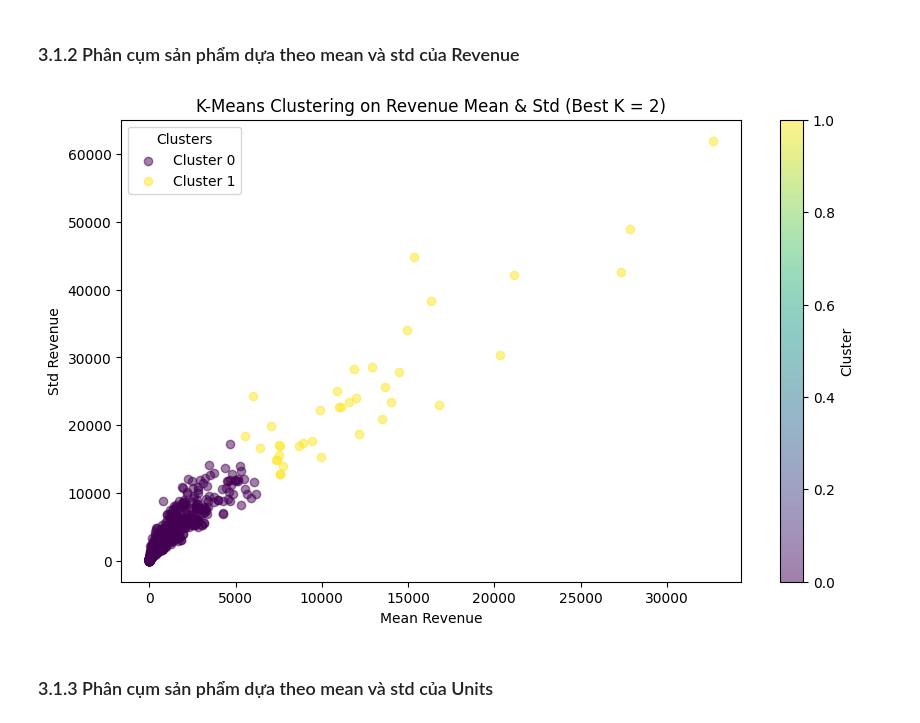
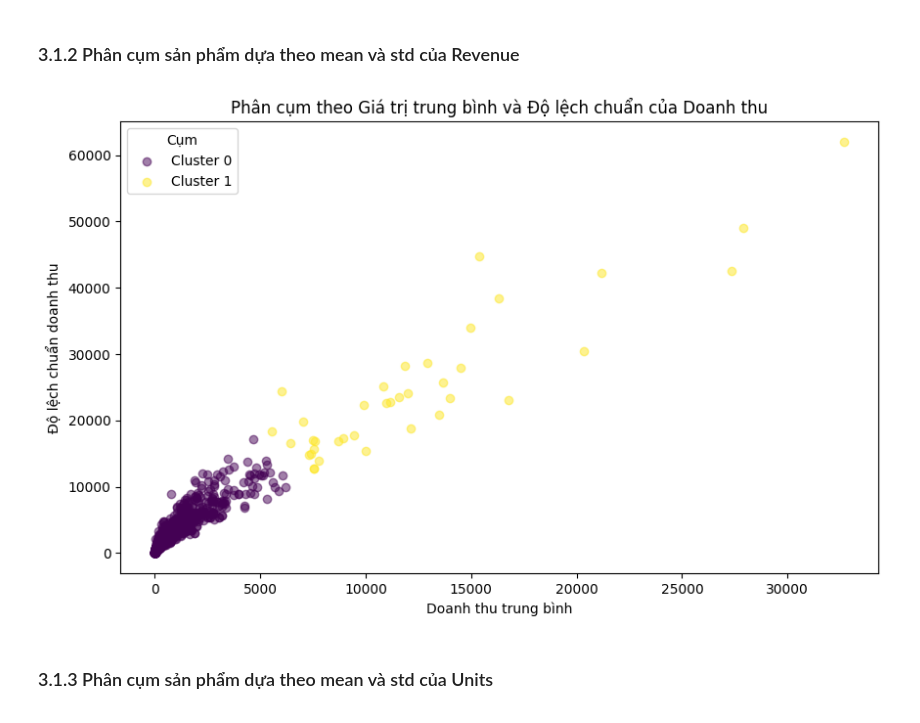
Before and after one commit to HaiAu2501/Try-Some-Models, a Jupyter notebook: tasks/3.ipynb, the cells around one changed output. Cells and saved outputs as stored; diff of their text form; code cells hidden in the pictures.

Commit message:
Update Clustering&Pareto

```diff
--- a/tasks/3.ipynb
+++ b/tasks/3.ipynb
@@ -456,19 +459,23 @@ from sklearn.cluster import KMeans, AgglomerativeClustering, DBSCAN, MeanShift,
 import seaborn as sns
 from sklearn.preprocessing import StandardScaler
 from sklearn.mixture import GaussianMixture
-
+import pandas as pd
+import matplotlib.pyplot as plt
+import seaborn as sns
+import warnings
 
 
 from dataflow import df_train, df_test, df_geography, df_product
 
 # Kết nối dữ liệu
 df = df_train.merge(df_geography, on='Zip', how='left').merge(df_product, on='ProductID', how='left')
+df["Year"] = df["Date"].dt.year
+
 # Nhóm dữ liệu theo ProductID và Year để tổng hợp Revenue và Profit Margin
 df_kmeans = df.groupby(["ProductID", "Year"], as_index=False).agg({
     "Revenue": "sum",  # Tổng doanh thu theo năm
-    "Units": "sum"      # Tổng giá vốn theo năm
+    "Units": "sum"      # Tổng doanh sốsố theo năm
 }).dropna()
-
 
 
 # Chuẩn hóa dữ liệu để phân cụm
@@ -491,10 +498,10 @@ df_kmeans["Cluster"] = kmeans_final.fit_predict(df_kmeans_scaled)
 # Vẽ biểu đồ phân cụm trên mặt phẳng Revenue - Profit Margin
 plt.figure(figsize=(12, 6))
 sns.scatterplot(data=df_kmeans, x="Revenue", y="Units", hue="Cluster", palette="Set1", alpha=0.6, edgecolor="k")
-plt.xlabel("Revenue (USD)")
-plt.ylabel("Units")
-plt.title(f"Clustering of Product Revenue & Units")
-plt.legend(title="Cluster")
+plt.xlabel("Doanh thu")
+plt.ylabel("Doanh số")
+plt.title(f"Phân cụm sản phẩm theo tổng Doanh thu và Doanh số")
+plt.legend(title="Cụm")
 plt.grid(True, linestyle="--", alpha=0.7)
 plt.show()
 # %% [output]
@@ -596,39 +603,38 @@ df_stats.fillna(df_stats.mean(), inplace=True)
 scaler = StandardScaler()
 X_scaled = scaler.fit_transform(df_stats[["Revenue_mean", "Revenue_std"]])
 
 # Sử dụng Silhouette Score để tìm số cụm tối ưu
 silhouette_scores = []
 k_range = range(2, 11)  # Silhouette không dùng k=1
 
 for k in k_range:
     kmeans = KMeans(n_clusters=k, random_state=42, n_init=10)
     labels = kmeans.fit_predict(X_scaled)
     score = silhouette_score(X_scaled, labels)
     silhouette_scores.append(score)
 
 best_k = k_range[np.argmax(silhouette_scores)]
 
 # **Bước 6: Phân cụm với số cụm tốt nhất**
 kmeans = KMeans(n_clusters=best_k, random_state=42, n_init=10)
 df_stats["Cluster"] = kmeans.fit_predict(X_scaled)
 
 # **Bước 7: Vẽ đồ thị phân cụm theo Revenue_mean và Revenue_std**
 plt.figure(figsize=(10, 6))
 clusters = df_stats["Cluster"].unique()
 colors = plt.cm.viridis(np.linspace(0, 1, len(clusters)))
 
 for cluster, color in zip(clusters, colors):
     subset = df_stats[df_stats["Cluster"] == cluster]
     plt.scatter(subset["Revenue_mean"], subset["Revenue_std"], color=color, label=f"Cluster {cluster}", alpha=0.5)
 
-plt.colorbar(label="Cluster")
-plt.xlabel("Mean Revenue")
-plt.ylabel("Std Revenue")
-plt.title(f"K-Means Clustering on Revenue Mean & Std (Best K = {best_k})")
-plt.legend(title="Clusters")
+plt.xlabel("Doanh thu trung bình")
+plt.ylabel("Độ lệch chuẩn doanh thu")
+plt.title(f"Phân cụm theo Giá trị trung bình và Độ lệch chuẩn của Doanh thu")
+plt.legend(title="Cụm")
 plt.show()
 # %% [output]
-[figure, old version]
+[figure, new version]
 # %% [markdown]
 ### 3.1.3 Phân cụm sản phẩm dựa theo mean và std của Units
 # %%
```
Also changed, not shown: parts of 9 cells of this notebook.
